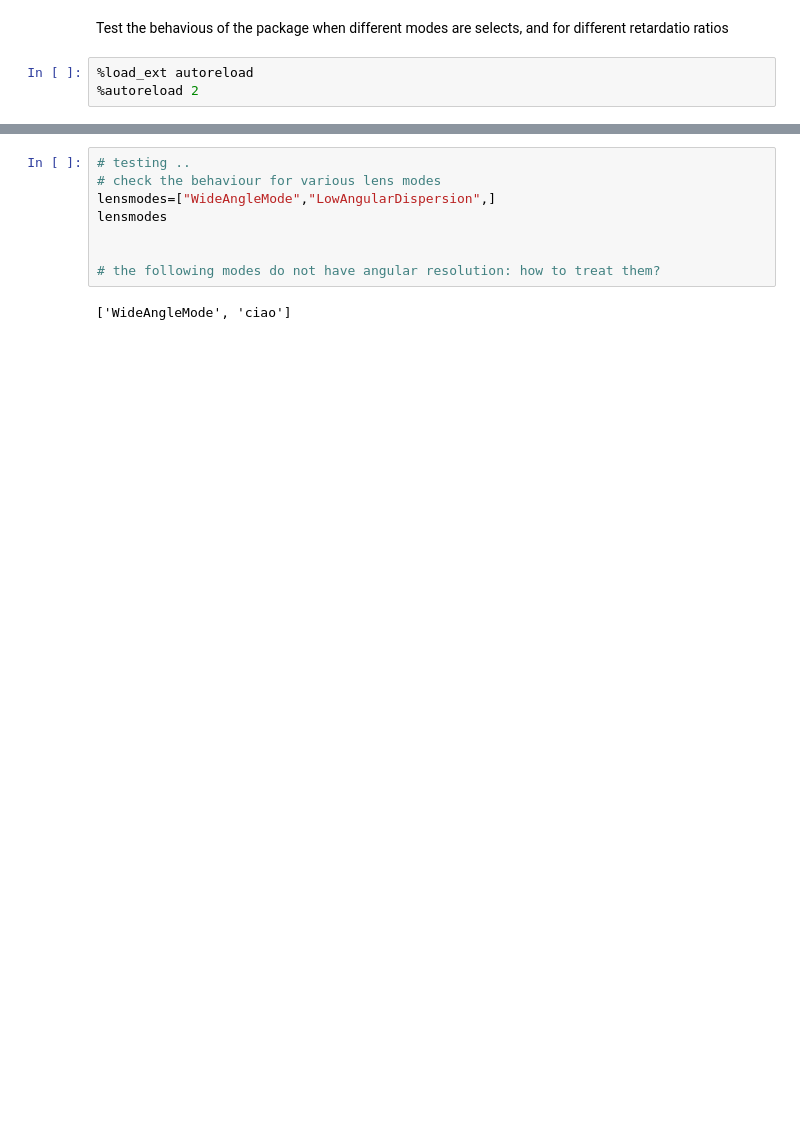
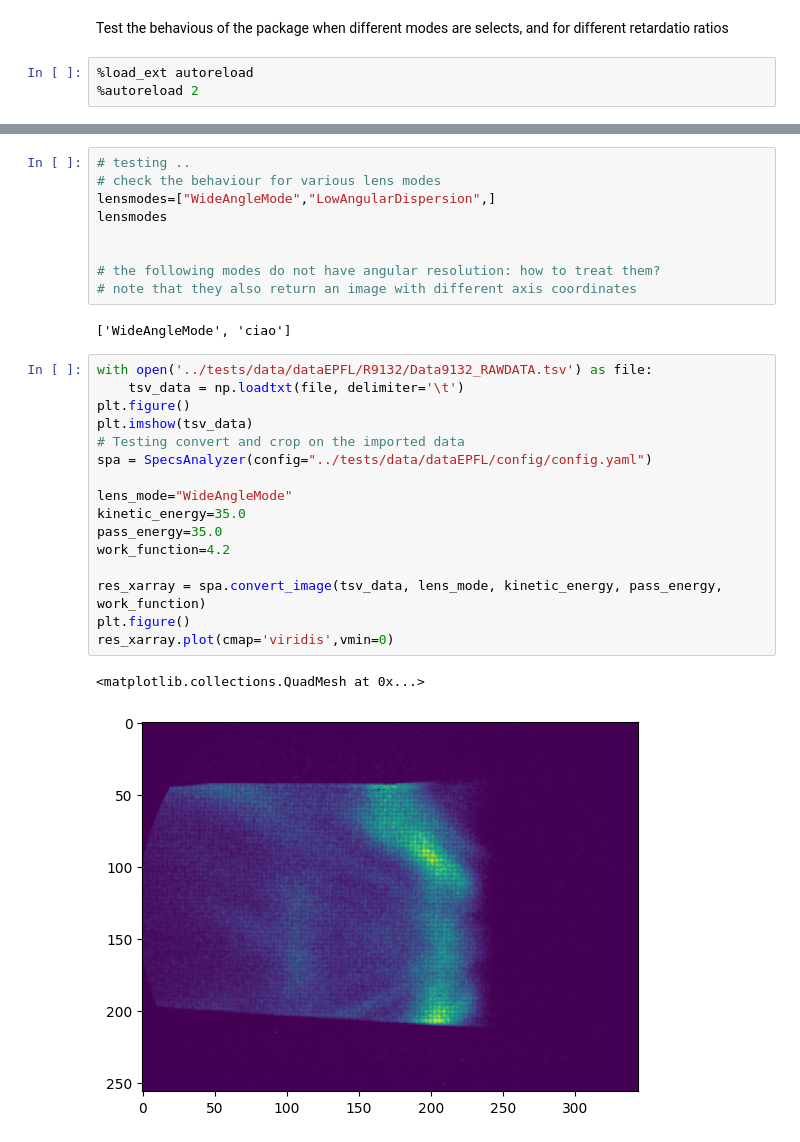
Before and after one commit to OpenCOMPES/specsanalyzer, a Jupyter notebook: tutorial/lensmodes_tests.ipynb, the cells around one changed output, grey strips where cells are left out. Drawn from its saved outputs; the diff is of its cells as text; blank space fills up the shorter version.

```diff
--- a/tutorial/lensmodes_tests.ipynb
+++ b/tutorial/lensmodes_tests.ipynb
@@ -60,5 +59,25 @@ lensmodes
 
 
 # the following modes do not have angular resolution: how to treat them?
+# note that they also return an image with different axis coordinates
 # %% [output]
 ['WideAngleMode', 'ciao']
+# %%
+with open('../tests/data/dataEPFL/R9132/Data9132_RAWDATA.tsv') as file:
+    tsv_data = np.loadtxt(file, delimiter='\t')
+plt.figure()
+plt.imshow(tsv_data)
+# Testing convert and crop on the imported data
+spa = SpecsAnalyzer(config="../tests/data/dataEPFL/config/config.yaml")
+
+lens_mode="WideAngleMode"
+kinetic_energy=35.0
+pass_energy=35.0
+work_function=4.2
+
+res_xarray = spa.convert_image(tsv_data, lens_mode, kinetic_energy, pass_energy, work_function)
+plt.figure()
+res_xarray.plot(cmap='viridis',vmin=0)
+# %% [output]
+<matplotlib.collections.QuadMesh at 0x...>
+[figure, added]
```
Also changed, not shown: parts of 2 cells of this notebook, 2 other files.
